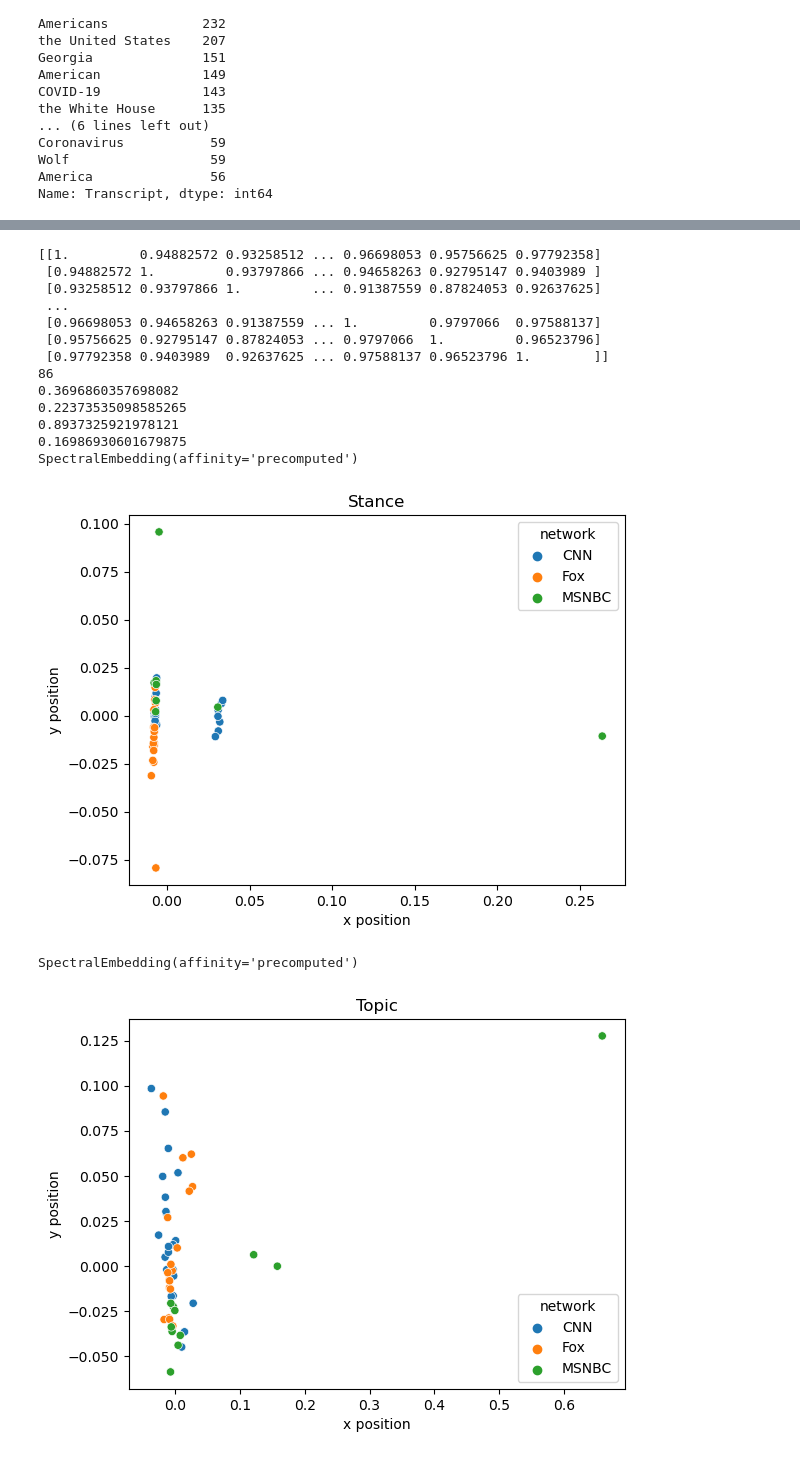
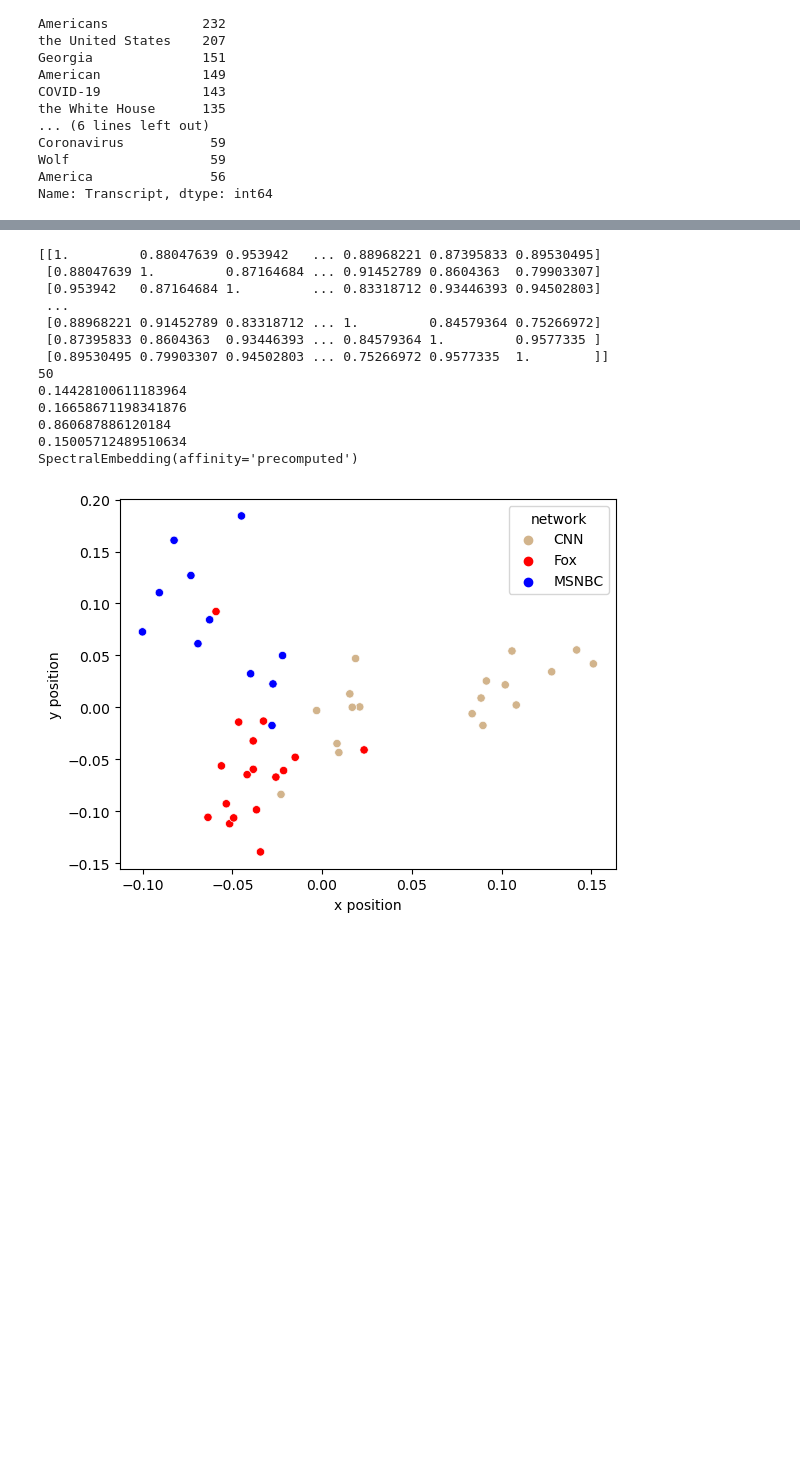
Before and after one commit to thesethb/MA491, a Jupyter notebook: Post-AY23/post_trans_analysis_cleaned.ipynb, the cells around one changed output, grey strips where cells are left out. Cells and saved outputs as stored; diff of their text form; code cells hidden in the pictures; blank space fills up the shorter version.

```diff
--- a/Post-AY23/post_trans_analysis_cleaned.ipynb
+++ b/Post-AY23/post_trans_analysis_cleaned.ipynb
@@ -200,6 +233,7 @@ for w in words:
 # %%
 from sklearn.cluster import KMeans
 from sklearn.cluster import SpectralClustering
+colors = ['tan','Red','blue']
 def get_clusters(trdf):
     #keyword frequency
     trdf.Topic = trdf.Topic.apply(lambda x: x.strip('][').split(', '))
@@ -258,7 +292,7 @@ def get_clusters(trdf):
 
 
     network_embedding = SpectralEmbedding(affinity='precomputed')
-    print(network_embedding)
+    """print(network_embedding)
     pos_program_embeddings = network_embedding.fit_transform(program_sent_network/program_sent_network.max())
     program_df = pd.DataFrame()
     program_df['program'] = progs
@@ -283,7 +317,7 @@ def get_clusters(trdf):
     plt.xlabel('x position')
     plt.ylabel('y position')
     plt.title('Topic')
-    plt.show()
+    plt.show()"""
 
 
     network_embedding = SpectralEmbedding(affinity='precomputed')
@@ -294,17 +328,34 @@ def get_clusters(trdf):
     program_df['network'] = pd.Series(progs).apply(lambda x: x.split()[0])
     program_df['x_pos'] = pos_program_embeddings[:,0]
     program_df['y_pos'] = pos_program_embeddings[:,1]
-    sns.scatterplot(data=program_df, x='x_pos', y='y_pos', hue='network')
+    sns.scatterplot(data=program_df, x='x_pos', y='y_pos', hue='network', palette = colors)
     plt.xlabel('x position')
     plt.ylabel('y position')
-    plt.title('Combined')
+    #plt.title('Combined')
     plt.show()
 
     #clustering
     #clustering = KMeans(n_clusters=5).fit(program_sim_network)
     #clustering = AgglomerativeClustering(n_clusters = 3).fit(program_sim_network)
-    clustering = SpectralClustering(n_clusters = 3, affinity = 'precomputed').fit(program_sim_network)
+    #clustering = SpectralClustering(n_clusters = 3, affinity = 'precomputed').fit(program_sim_network)
+    clustering = SpectralClustering(n_clusters = 3, affinity = 'nearest_neighbors').fit(pos_program_embeddings)
 
     clust_df = pd.DataFrame(list(zip(progs, list(clustering.labels_))),
                columns =['Program', 'Cluster'])
     return clust_df
+# %%
+for i in range(12):#len(cnn_list)):
+    cnn = pd.read_csv(cnn_list[i])
+    msnbc = pd.read_csv(msnbc_list[i])
+    fox = pd.read_csv(fox_list[i])
+    trdf = cnn.append(msnbc)
+    trdf = trdf.append(fox)
+    trdf = trdf.dropna()
+    clust_df = get_clusters(trdf)
+    clust_df = clust_df.rename(columns={'Cluster': 'Cluster_' + str(i)})
+    if i == 0:
+        clusters_df = clust_df
+    else:
+        clusters_df = clusters_df.merge(clust_df, on = 'Program', how = 'left')
+clusters_df.to_csv('clustersdf_embeddings.csv')
+#clusters_df.to_csv('clustersdf_addition.csv')
@@ -311,44 +448,31 @@ def get_clusters(trdf):
 # %%
-"""data = ['processed_transcripts_January2020.csv','processed_transcripts_February2020.csv','processed_transcripts_March2020.csv','processed_transcripts_April2020.csv',
-       'processed_transcripts_May2020.csv','processed_transcripts_June2020.csv','processed_transcripts_July2020.csv','processed_transcripts_August2020.csv',
-       'processed_transcripts_September2020.csv','processed_transcripts_October2020.csv', 'processed_transcripts_November2020.csv',] """
-"""data = ['v9 processed_transcripts_January2020.csv','v9 processed_transcripts_February2020.csv','v9 processed_transcripts_March2020.csv',
-       'v9 processed_transcripts_April2020.csv','v9 processed_transcripts_May2020.csv','v9 processed_transcripts_June2020.csv',
-       'v9 processed_transcripts_July2020.csv','v9 processed_transcripts_August2020.csv',
-       'v9 processed_transcripts_September2020.csv','new processed_transcripts_October2020.csv', 'new processed_transcripts_November2020.csv',]"""
-"""data = ['new processed_transcripts_January2020.csv','new processed_transcripts_February2020.csv','new processed_transcripts_March2020.csv',
-       'new processed_transcripts_April2020.csv','new processed_transcripts_May2020.csv','new processed_transcripts_June2020.csv',
-       'new processed_transcripts_July2020.csv','new processed_transcripts_August2020.csv',
-       'new processed_transcripts_September2020.csv','new processed_transcripts_October2020.csv', 'new processed_transcripts_November2020.csv',]"""
-for i in range(11):#len(cnn_list)):
+for i in [3]:#len(cnn_list)):
     cnn = pd.read_csv(cnn_list[i])
     msnbc = pd.read_csv(msnbc_list[i])
     fox = pd.read_csv(fox_list[i])
     trdf = cnn.append(msnbc)
     trdf = trdf.append(fox)
     trdf = trdf.dropna()
     clust_df = get_clusters(trdf)
     clust_df = clust_df.rename(columns={'Cluster': 'Cluster_' + str(i)})
     if i == 0:
         clusters_df = clust_df
     else:
         clusters_df = clusters_df.merge(clust_df, on = 'Program', how = 'left')
-clusters_df.to_csv('clustersdf.csv')
+#clusters_df.to_csv('clustersdf.csv')
 #clusters_df.to_csv('clustersdf_addition.csv')
 # %% [output]
-[[1.         0.94882572 0.93258512 ... 0.96698053 0.95756625 0.97792358]
- [0.94882572 1.         0.93797866 ... 0.94658263 0.92795147 0.9403989 ]
- [0.93258512 0.93797866 1.         ... 0.91387559 0.87824053 0.92637625]
+[[1.         0.88047639 0.953942   ... 0.88968221 0.87395833 0.89530495]
+ [0.88047639 1.         0.87164684 ... 0.91452789 0.8604363  0.79903307]
+ [0.953942   0.87164684 1.         ... 0.83318712 0.93446393 0.94502803]
  ...
- [0.96698053 0.94658263 0.91387559 ... 1.         0.9797066  0.97588137]
- [0.95756625 0.92795147 0.87824053 ... 0.9797066  1.         0.96523796]
- [0.97792358 0.9403989  0.92637625 ... 0.97588137 0.96523796 1.        ]]
-86
-0.3696860357698082
-0.22373535098585265
-0.8937325921978121
-0.16986930601679875
+ [0.88968221 0.91452789 0.83318712 ... 1.         0.84579364 0.75266972]
+ [0.87395833 0.8604363  0.93446393 ... 0.84579364 1.         0.9577335 ]
+ [0.89530495 0.79903307 0.94502803 ... 0.75266972 0.9577335  1.        ]]
+50
+0.14428100611183964
+0.16658671198341876
+0.860687886120184
+0.15005712489510634
 SpectralEmbedding(affinity='precomputed')
-[figure, old version]
+[figure, new version]
-SpectralEmbedding(affinity='precomputed')
-[figure, removed]
```
Also changed, not shown: parts of 10 cells of this notebook, 40 other files.
